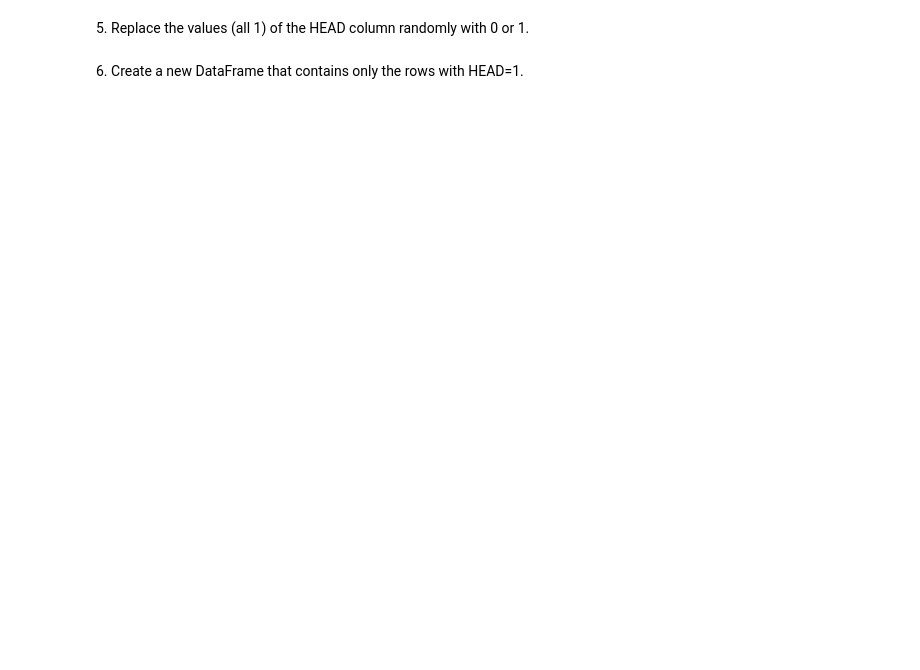
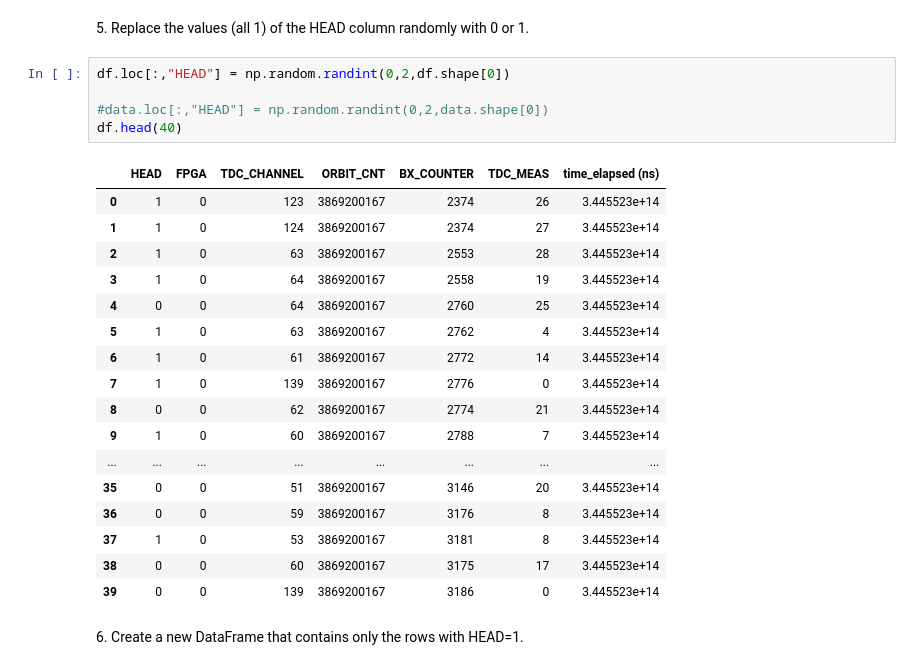
Before and after one commit to LeonMengoni/LaboratoryOfComputationalPhysics_Y5, a Jupyter notebook: 06ex_Pandas.ipynb, the cells around one changed output. Saved outputs shown, nothing was run; the diff lists cells and outputs as text; blank space fills up the shorter version.

```diff
--- a/06ex_Pandas.ipynb
+++ b/06ex_Pandas.ipynb
@@ -121,4 +97,27 @@ Total time elapsed (estimate based on fraction):  1.1624950442666666
 # %% [markdown]
 5\. Replace the values (all 1) of the HEAD column randomly with 0 or 1.
+# %%
+df.loc[:,"HEAD"] = np.random.randint(0,2,df.shape[0])
+
+#data.loc[:,"HEAD"] = np.random.randint(0,2,data.shape[0])
+df.head(40)
+# %% [output]
+|  | HEAD | FPGA | TDC_CHANNEL | ORBIT_CNT | BX_COUNTER | TDC_MEAS | time_elapsed (ns) |
+| 0 | 1 | 0 | 123 | 3869200167 | 2374 | 26 | 3.445523e+14 |
+| 1 | 1 | 0 | 124 | 3869200167 | 2374 | 27 | 3.445523e+14 |
+| 2 | 1 | 0 | 63 | 3869200167 | 2553 | 28 | 3.445523e+14 |
+| 3 | 1 | 0 | 64 | 3869200167 | 2558 | 19 | 3.445523e+14 |
+| 4 | 0 | 0 | 64 | 3869200167 | 2760 | 25 | 3.445523e+14 |
+| 5 | 1 | 0 | 63 | 3869200167 | 2762 | 4 | 3.445523e+14 |
+| 6 | 1 | 0 | 61 | 3869200167 | 2772 | 14 | 3.445523e+14 |
+| 7 | 1 | 0 | 139 | 3869200167 | 2776 | 0 | 3.445523e+14 |
+| 8 | 0 | 0 | 62 | 3869200167 | 2774 | 21 | 3.445523e+14 |
+| 9 | 1 | 0 | 60 | 3869200167 | 2788 | 7 | 3.445523e+14 |
+| ... | ... | ... | ... | ... | ... | ... | ... |
+| 35 | 0 | 0 | 51 | 3869200167 | 3146 | 20 | 3.445523e+14 |
+| 36 | 0 | 0 | 59 | 3869200167 | 3176 | 8 | 3.445523e+14 |
+| 37 | 1 | 0 | 53 | 3869200167 | 3181 | 8 | 3.445523e+14 |
+| 38 | 0 | 0 | 60 | 3869200167 | 3175 | 17 | 3.445523e+14 |
+| 39 | 0 | 0 | 139 | 3869200167 | 3186 | 0 | 3.445523e+14 |
 # %% [markdown]
 6\. Create a new DataFrame that contains only the rows with HEAD=1.
```
Also changed, not shown: parts of 8 cells of this notebook, 3 other files.
